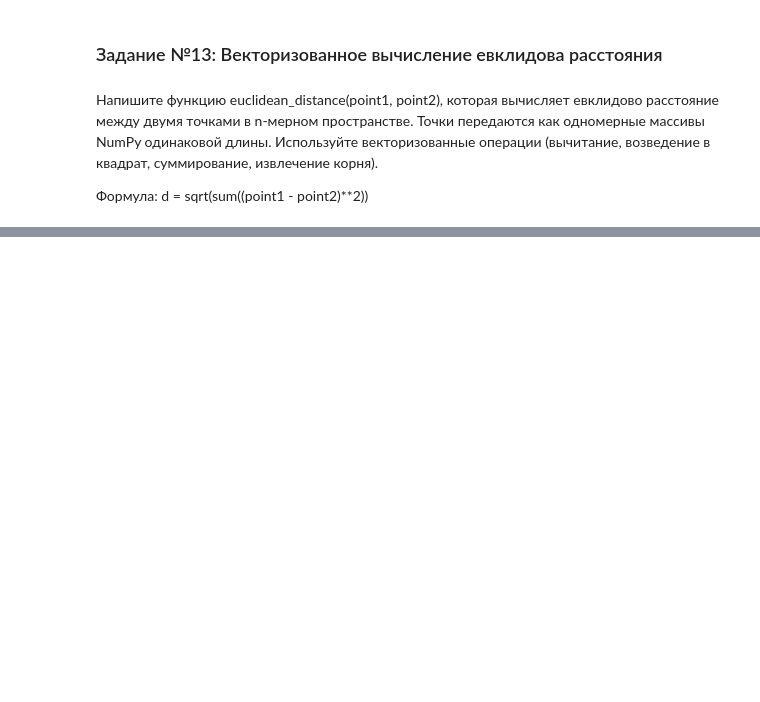
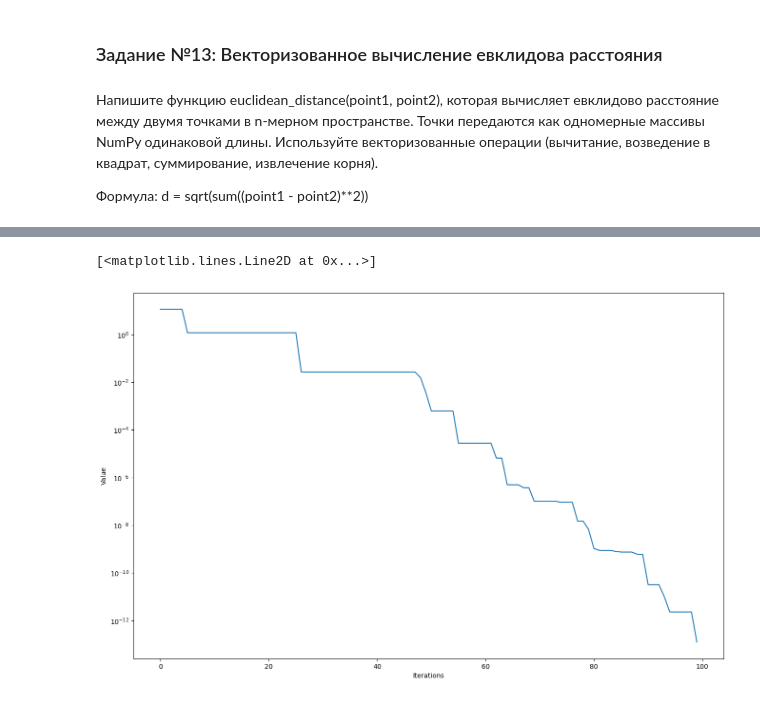
Before and after one commit to GffGreat/PythonAdvSmolGU, a Jupyter notebook: Clean_Seminar_02.ipynb, the cells around one changed output, grey strips where cells are left out. Drawn from its saved outputs; the diff is of its cells as text; code cells hidden in the pictures; blank space fills up the shorter version.

```diff
--- a/Clean_Seminar_02.ipynb
+++ b/Clean_Seminar_02.ipynb
@@ -347,0 +410,6 @@ assert np.isclose(euclidean_distance(np.array([1, 1, 1]), np.array([2, 2, 2])),
+# %%
+def rastrigin(array, A=10):
+    return A * 2 + (array[0] ** 2 - A * np.cos(2 * np.pi * array[0])) + (array[1] ** 2 - A * np.cos(2 * np.pi * array[1]))
+# %%
+bounds = np.array([[-20, 20], [-20, 20]])
+result = np.array(list(differential_evolution(rastrigin, bounds)))
@@ -347,0 +418,9 @@ assert np.isclose(euclidean_distance(np.array([1, 1, 1]), np.array([2, 2, 2])),
+# %%
+plt.figure(figsize=(16, 10))
+plt.ylabel("Value")
+plt.xlabel("Iterations")
+plt.yscale("log")
+plt.plot(result[:, 1])
+# %% [output]
+[<matplotlib.lines.Line2D at 0x...>]
+[figure, added]
```
Also changed, not shown: parts of 11 cells of this notebook.
